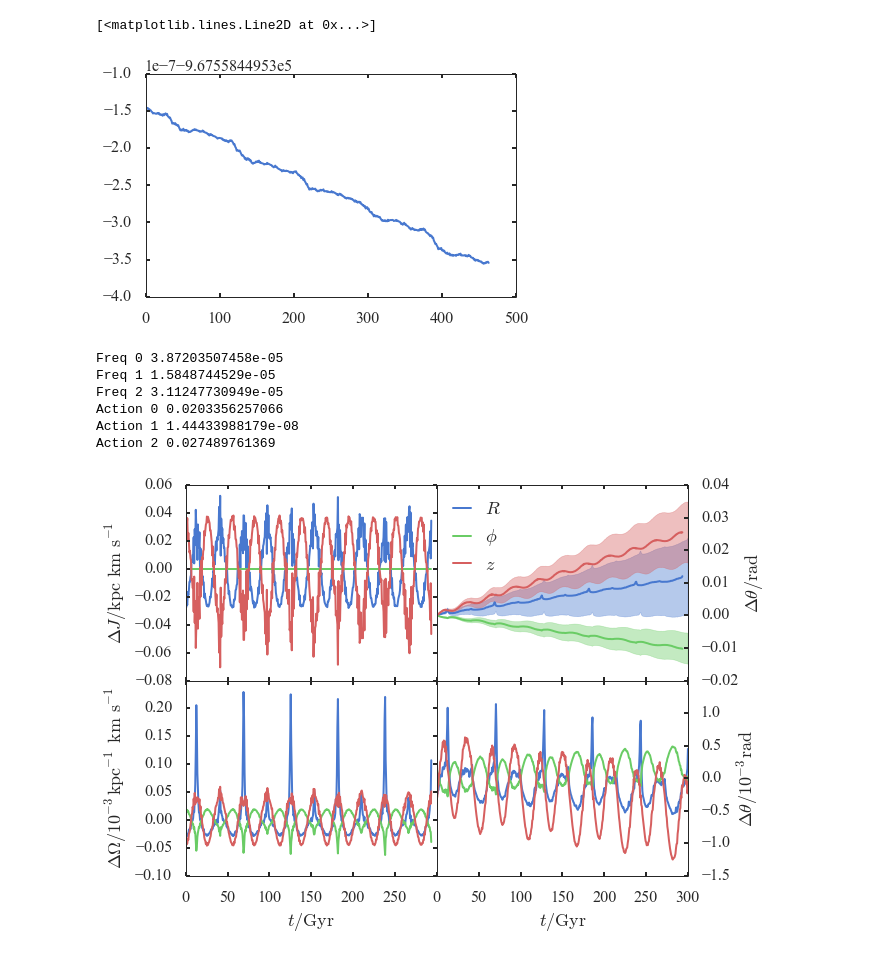
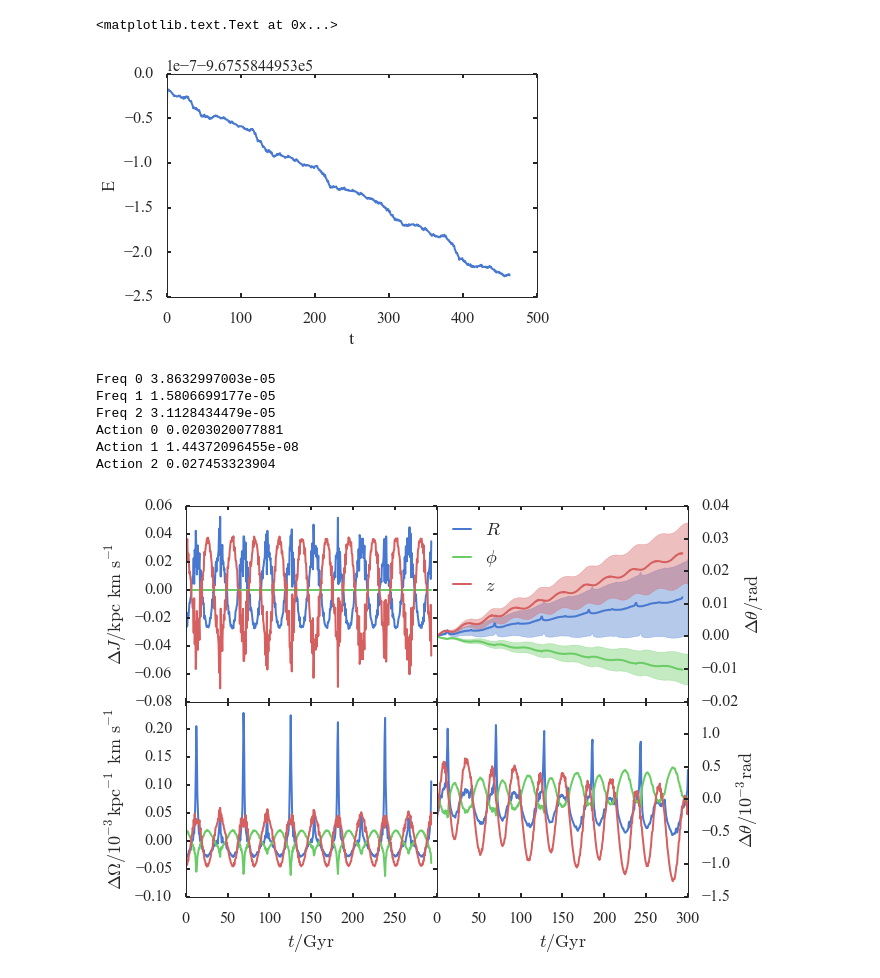
Before and after one commit to jobovy/streamgap-aa, a Jupyter notebook: py/ActionCheck.ipynb, the cells around one changed output. Drawn from its saved outputs; the diff is of its cells as text; code cells hidden in the pictures.

```diff
--- a/py/ActionCheck.ipynb
+++ b/py/ActionCheck.ipynb
@@ -29,6 +29,9 @@ Orb = aa.Orbit(pot,1e-10)
 # %%
-def integrate(x,t,frac=1):
-    dT = frac*pot.torb(x)
+def integrate(x,t,frac=1,dt=None):
+    if(dt==None):
+        dT = frac*pot.torb(x)
+    else:
+        dT=dt
     r = np.zeros((t/dT+2,6))
     r[0]=x
     i,T=1,0
@@ -48,11 +51,12 @@ plt.plot(np.sqrt(R.T[0]**2+R.T[1]**2),R.T[2])
 # %%
 A = np.array(map(lambda x: AA.actions(x),R))
 A2 = np.array(map(lambda x: AA.angles(x),R))
 E = map(lambda x: pot.energy(x),R)
 plt.plot(E)
+plt.xlabel('t');plt.ylabel('E')
 # %% [output]
-[<matplotlib.lines.Line2D at 0x...>]
+<matplotlib.text.Text at 0x...>
-[figure, old version]
+[figure, new version]
 # %%
 labels = [r'$R$',r'$\phi$',r'$z$']
 f,a = plt.subplots(2,2,figsize=(9,7))
@@ -97,13 +101,13 @@ a[1][1].yaxis.set_major_locator(MaxNLocator(7,prune='upper'))
 a[1][0].xaxis.set_major_locator(MaxNLocator(7,prune='upper'))
 plt.savefig('/home/jls/work/data/stream_gaps/action_error.pdf',bbox_inches='tight')
 # %% [output]
-Freq 0 3.87203507458e-05
-Freq 1 1.5848744529e-05
-Freq 2 3.11247730949e-05
-Action 0 0.0203356257066
-Action 1 1.44433988179e-08
-Action 2 0.027489761369
+Freq 0 3.8632997003e-05
+Freq 1 1.5806699177e-05
+Freq 2 3.1128434479e-05
+Action 0 0.0203020077881
+Action 1 1.44372096455e-08
+Action 2 0.027453323904
-[figure, old version]
+[figure, new version]
 # %%
 gc = np.array([-13.500000,2.840000,-1.840000,-120.839020,-212.891266,194.766098])
 # gc = np.array([-13.500000,2.840000,0.01,-120.839020,-212.891266,0.01])
```
Also changed, not shown: parts of 14 cells of this notebook, 2 other files.
